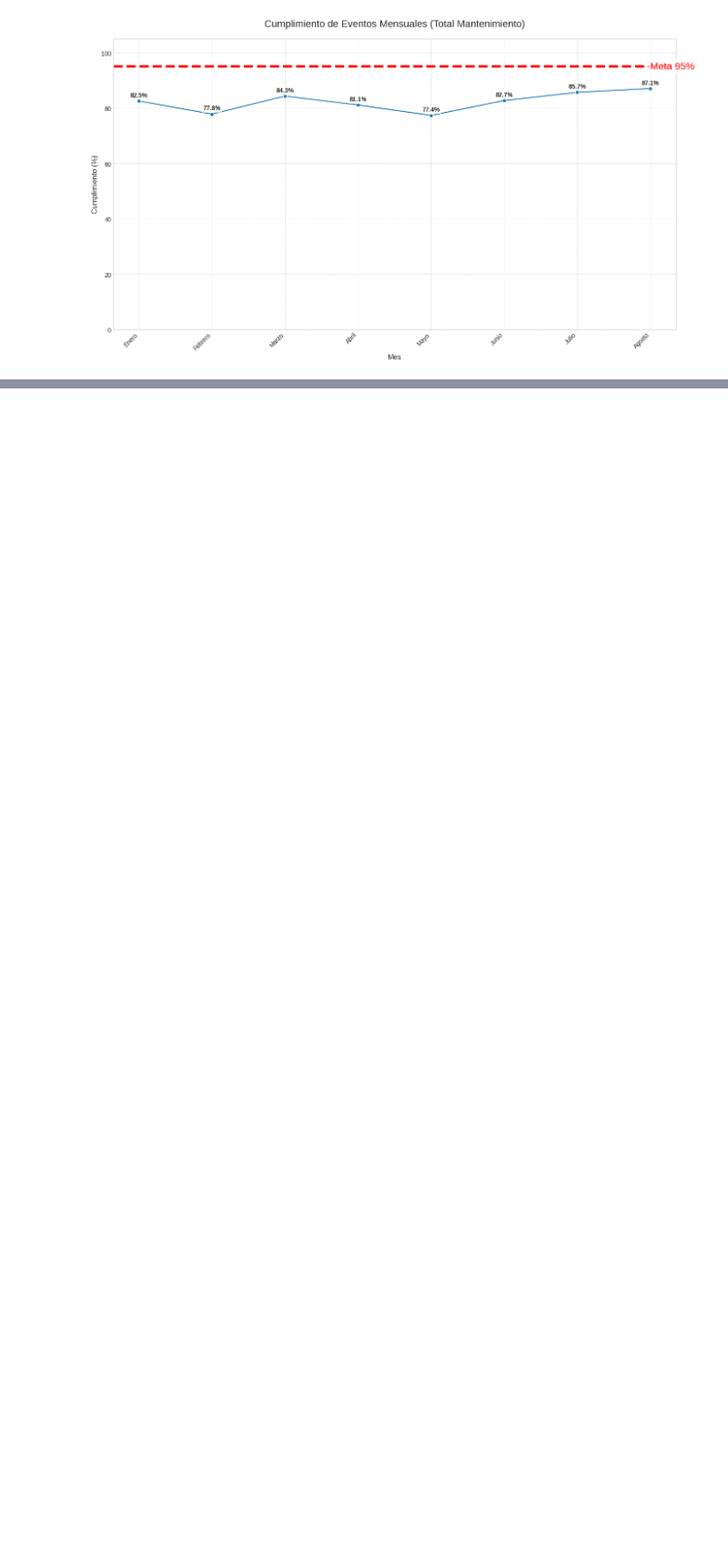
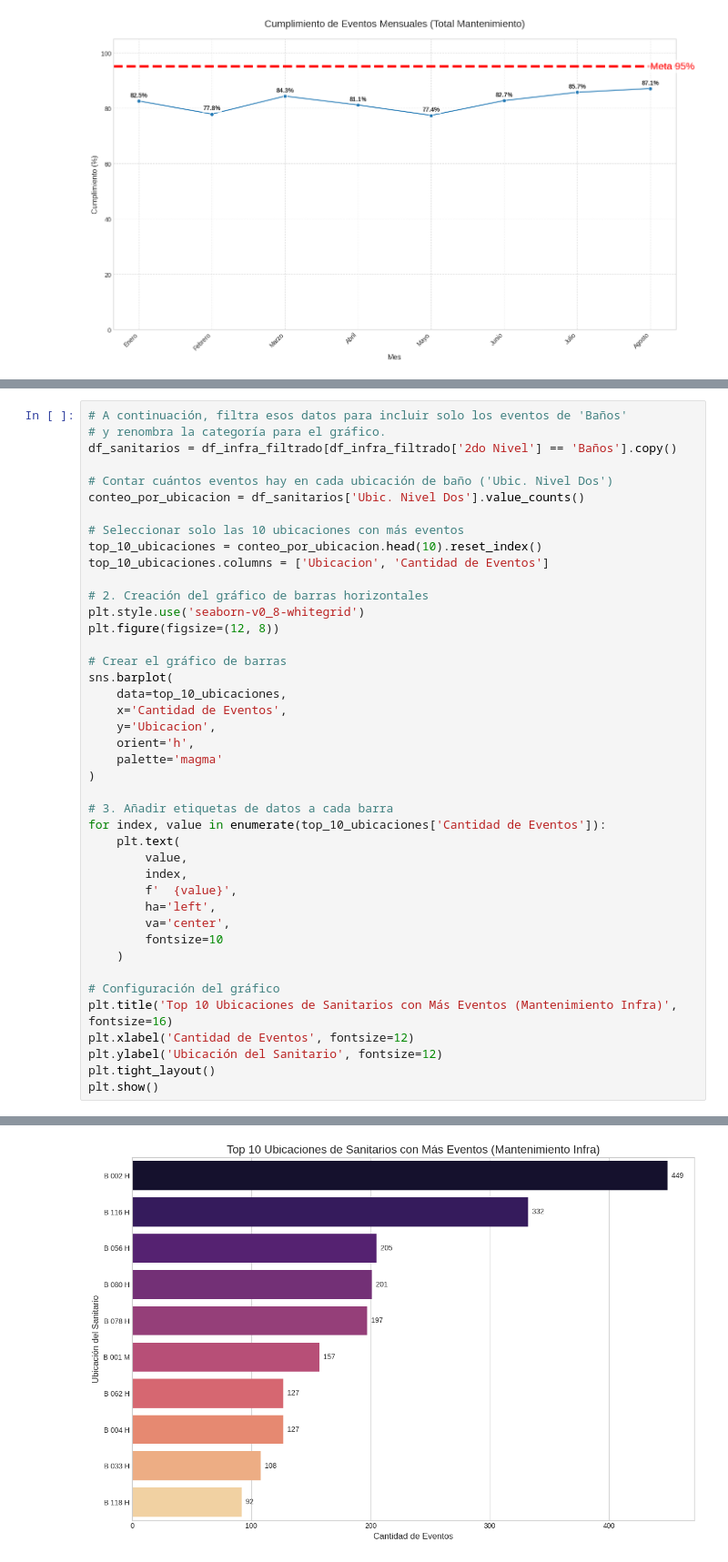
Before and after one commit to Rociosamudio/DataScience-Prediccion-de-precio-de-computadoras, a Jupyter notebook: KPI_ROD.ipynb, the cells around one changed output, grey strips where cells are left out. Shown at 91% size. Saved outputs shown, nothing was run; the diff lists cells and outputs as text; blank space fills up the shorter version.

```diff
--- a/KPI_ROD.ipynb
+++ b/KPI_ROD.ipynb
@@ -437,0 +649,43 @@ plt.show()
+# %%
+# A continuación, filtra esos datos para incluir solo los eventos de 'Baños'
+# y renombra la categoría para el gráfico.
+df_sanitarios = df_infra_filtrado[df_infra_filtrado['2do Nivel'] == 'Baños'].copy()
+
+# Contar cuántos eventos hay en cada ubicación de baño ('Ubic. Nivel Dos')
+conteo_por_ubicacion = df_sanitarios['Ubic. Nivel Dos'].value_counts()
+
+# Seleccionar solo las 10 ubicaciones con más eventos
+top_10_ubicaciones = conteo_por_ubicacion.head(10).reset_index()
+top_10_ubicaciones.columns = ['Ubicacion', 'Cantidad de Eventos']
+
+# 2. Creación del gráfico de barras horizontales
+plt.style.use('seaborn-v0_8-whitegrid')
+plt.figure(figsize=(12, 8))
+
+# Crear el gráfico de barras
+sns.barplot(
+    data=top_10_ubicaciones,
+    x='Cantidad de Eventos',
+    y='Ubicacion',
+    orient='h',
+    palette='magma'
+)
+
+# 3. Añadir etiquetas de datos a cada barra
+for index, value in enumerate(top_10_ubicaciones['Cantidad de Eventos']):
+    plt.text(
+        value,
+        index,
+        f'  {value}',
+        ha='left',
+        va='center',
+        fontsize=10
+    )
+
+# Configuración del gráfico
+plt.title('Top 10 Ubicaciones de Sanitarios con Más Eventos (Mantenimiento Infra)', fontsize=16)
+plt.xlabel('Cantidad de Eventos', fontsize=12)
+plt.ylabel('Ubicación del Sanitario', fontsize=12)
+plt.tight_layout()
+plt.show()
+# %% [output]
@@ -437,0 +695 @@ plt.show()
+[figure, added]
```
Also changed, not shown: parts of 35 cells of this notebook.
